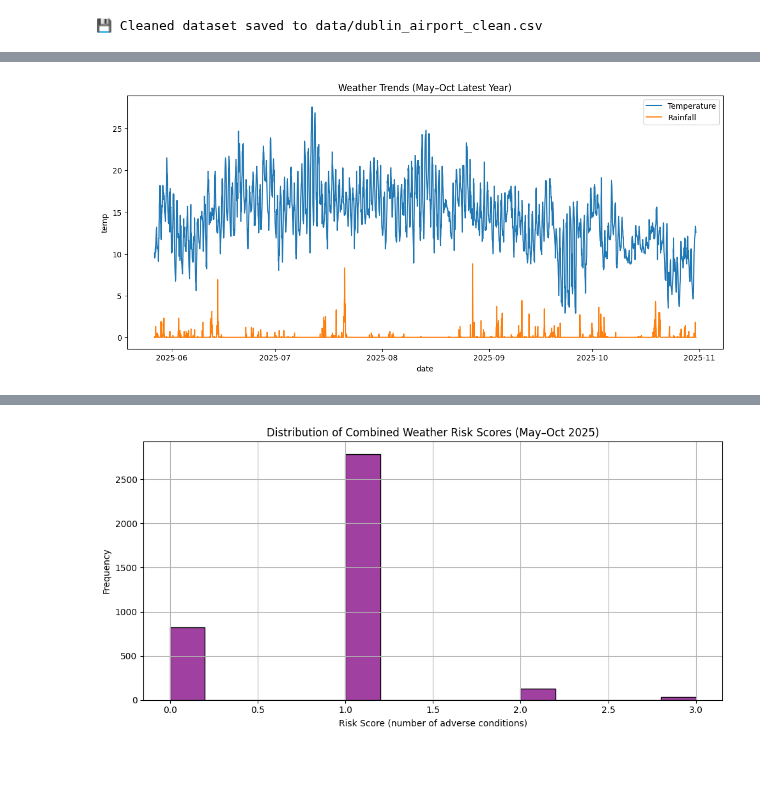
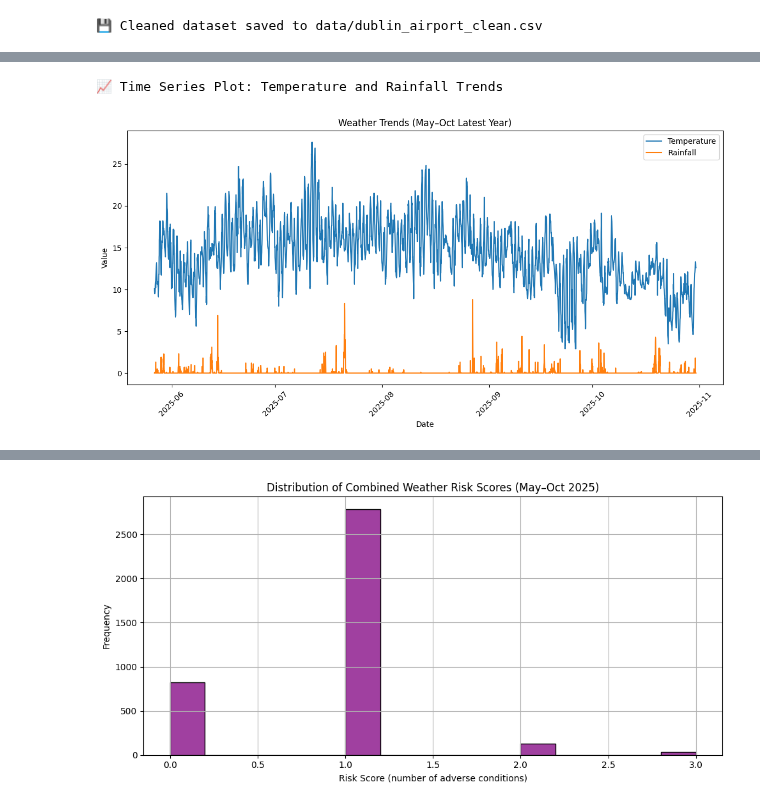
Before and after one commit to ECronin1973/programming-for-data-analytics, a Jupyter notebook: project/project.ipynb, the cells around one changed output, grey strips where cells are left out. Saved outputs shown, nothing was run; the diff lists cells and outputs as text; code cells hidden in the pictures; blank space fills up the shorter version.

```diff
--- a/project/project.ipynb
+++ b/project/project.ipynb
@@ -831,18 +952,24 @@ This step highlights seasonal cycles, short-term fluctuations, and potential ano
 # %%
-# Step 9 – Time Series Plots
+# 📑 Step 9 – Time Series Plots
 
 # Ensure 'plots' folder exists
 os.makedirs("plots", exist_ok=True)
+
+print("\n📈 Time Series Plot: Temperature and Rainfall Trends")
 
 # Plot weather trends
 plt.figure(figsize=(14,6))
 sns.lineplot(x="date", y="temp", data=df_weather_clean, label="Temperature")
 sns.lineplot(x="date", y="rain", data=df_weather_clean, label="Rainfall")
 plt.title("Weather Trends (May–Oct Latest Year)")
+plt.xlabel("Date")
+plt.ylabel("Value")
 plt.legend()
+plt.xticks(rotation=45)
 
 # Save and show
 plt.savefig("plots/s9_weather_trends.png", dpi=300, bbox_inches="tight")
 plt.show()
 # %% [output]
+📈 Time Series Plot: Temperature and Rainfall Trends
-[figure, old version]
+[figure, new version]
```
Also changed, not shown: parts of 106 cells of this notebook, 21 other files.
